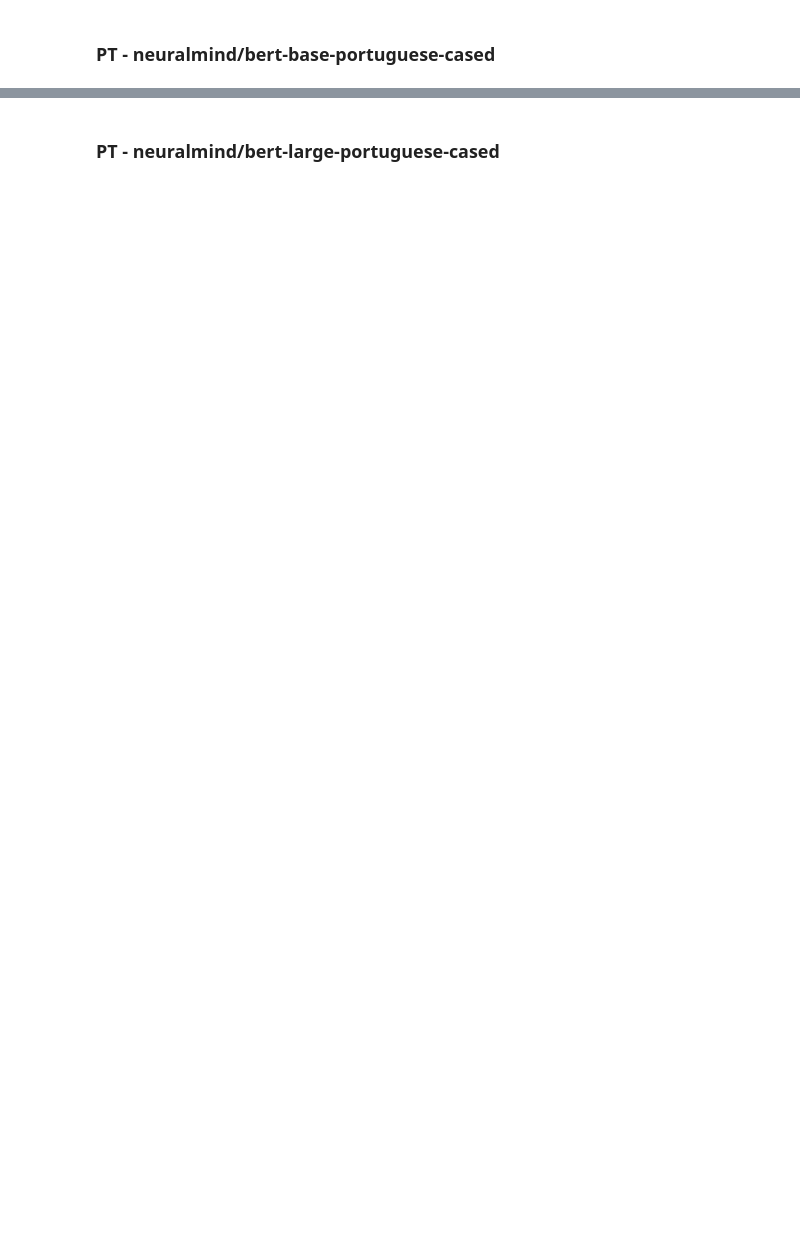
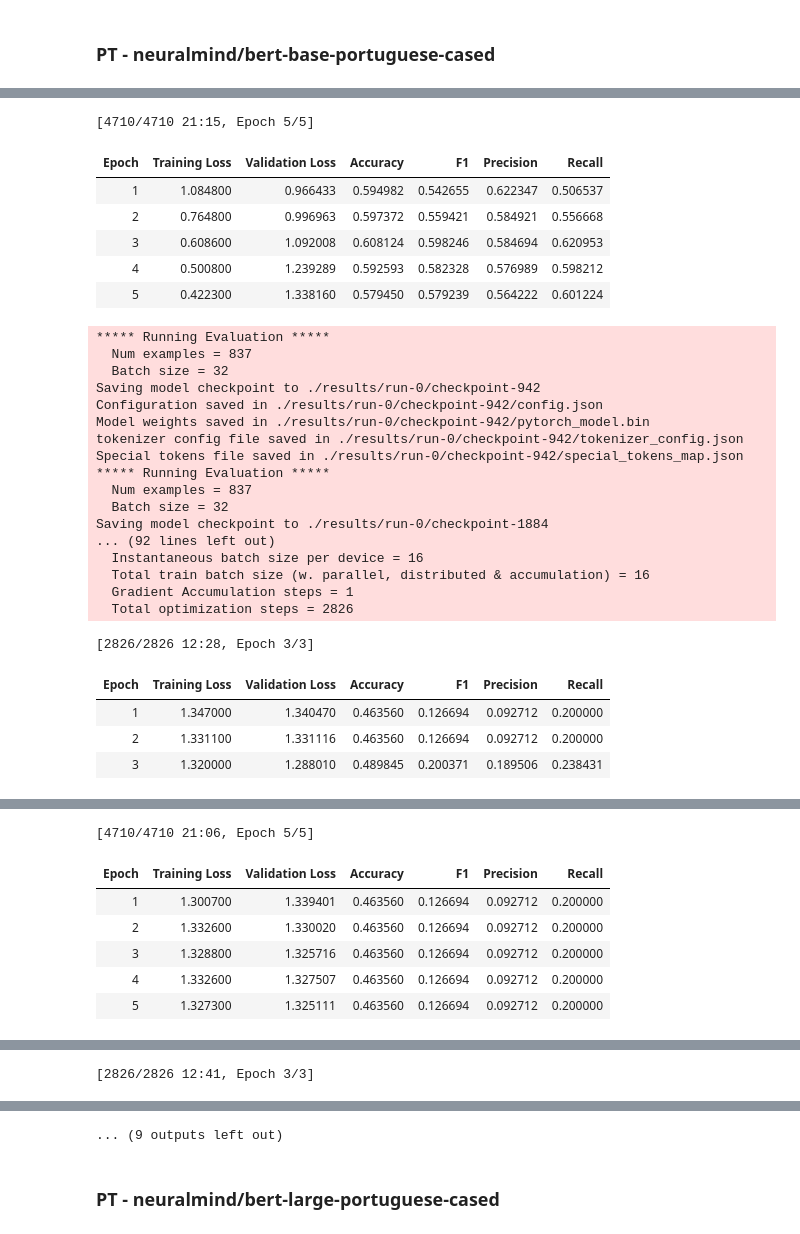
Before and after one commit to g-batalhao-a/PLN, a Jupyter notebook: Project/Assignment2/baseline.ipynb, the cells around one changed output, grey strips where cells are left out. Drawn from its saved outputs; the diff is of its cells as text; code cells hidden in the pictures; blank space fills up the shorter version.

Commit message:
Baseline with CustomTrainer and HyperTuning

```diff
--- a/Project/Assignment2/baseline.ipynb
+++ b/Project/Assignment2/baseline.ipynb
@@ -199,14 +249,37 @@ def get_trainer(model_, args_, dataset_, tokenizer_, data_collator_, compute_met
 # %%
-from transformers import DataCollatorWithPadding
-from IPython.display import display
+from torch import nn, tensor
 
-def train_model(model_name):
+class CustomTrainer(Trainer):
+    def compute_loss(self, model, inputs, return_outputs=False):
+        #inputs = inputs.to(device)
+        labels = inputs.get("labels")
+        # forward pass
+        outputs = model(**inputs)
+        logits = outputs.get("logits")
+        # compute custom loss (5 labels with different weight)
+        loss_fct = nn.CrossEntropyLoss(weight=tensor([0.41, 2.37, 1.15, 0.92, 5.01]))
+        loss_fct.cuda()
+        loss = loss_fct(logits.view(-1, self.model.config.num_labels), labels.view(-1))
+        return (loss, outputs) if return_outputs else loss
+
+def get_trainer_custom(model_, args_, dataset_, tokenizer_, data_collator_, compute_metrics_):
+    return CustomTrainer(
+        model=model_,
+        args=args_,
+        train_dataset=dataset_["train"],
+        eval_dataset=dataset_["validation"],
+        tokenizer=tokenizer_,
+        data_collator=data_collator_,
+        compute_metrics=compute_metrics_
+    )
+
+def train_model_custom(model_name):
   global tokenizer
   tokenizer = get_tokenizer(model_name)
   tokenized_dataset = get_tokenized_data(train_valid_test_dataset)
   model = get_model(model_name)
 
-  trainer = get_trainer(
+  trainer = get_trainer_custom(
     model,
     get_trainingArgs(),
     tokenized_dataset,
@@ -225,4 +298,4 @@ def train_model(model_name):
   display(trainer.predict(test_dataset=tokenized_dataset["test"]))
 
   # Save model for future use
-  trainer.save_model('/content/drive/Shareddrives/PLN/Assignment 2/models/baseline/' + model_name)
+  trainer.save_model('/content/drive/Shareddrives/PLN/Assignment 2/models/baseline/custom/' + model_name)
@@ -421,4 +749,4 @@ The following columns in the evaluation set don't have a corresponding argument
 # %% [markdown]
 ### PT - neuralmind/bert-base-portuguese-cased
 # %%
-train_model("neuralmind/bert-base-portuguese-cased")
+model_name = "neuralmind/bert-base-portuguese-cased"
@@ -509,0 +753,2 @@ The following columns in the evaluation set don't have a corresponding argument
+# %%
+train_model(model_name)
@@ -509,0 +863,2 @@ The following columns in the evaluation set don't have a corresponding argument
+# %%
+train_model_custom(model_name)
@@ -509,0 +946,3 @@ The following columns in the evaluation set don't have a corresponding argument
+# %%
+train_model_hyper(model_name)
+# %% [output]
@@ -509,0 +966,29 @@ The following columns in the evaluation set don't have a corresponding argument
+[4710/4710 21:15, Epoch 5/5]
+| Epoch | Training Loss | Validation Loss | Accuracy | F1 | Precision | Recall |
+| 1 | 1.084800 | 0.966433 | 0.594982 | 0.542655 | 0.622347 | 0.506537 |
+| 2 | 0.764800 | 0.996963 | 0.597372 | 0.559421 | 0.584921 | 0.556668 |
+| 3 | 0.608600 | 1.092008 | 0.608124 | 0.598246 | 0.584694 | 0.620953 |
+| 4 | 0.500800 | 1.239289 | 0.592593 | 0.582328 | 0.576989 | 0.598212 |
+| 5 | 0.422300 | 1.338160 | 0.579450 | 0.579239 | 0.564222 | 0.601224 |
+***** Running Evaluation *****
+  Num examples = 837
+  Batch size = 32
+Saving model checkpoint to ./results/run-0/checkpoint-942
+Configuration saved in ./results/run-0/checkpoint-942/config.json
+Model weights saved in ./results/run-0/checkpoint-942/pytorch_model.bin
+tokenizer config file saved in ./results/run-0/checkpoint-942/tokenizer_config.json
+Special tokens file saved in ./results/run-0/checkpoint-942/special_tokens_map.json
+***** Running Evaluation *****
+  Num examples = 837
+  Batch size = 32
+Saving model checkpoint to ./results/run-0/checkpoint-1884
+... (92 lines left out)
+  Instantaneous batch size per device = 16
+  Total train batch size (w. parallel, distributed & accumulation) = 16
+  Gradient Accumulation steps = 1
+  Total optimization steps = 2826
+[2826/2826 12:28, Epoch 3/3]
+| Epoch | Training Loss | Validation Loss | Accuracy | F1 | Precision | Recall |
+| 1 | 1.347000 | 1.340470 | 0.463560 | 0.126694 | 0.092712 | 0.200000 |
+| 2 | 1.331100 | 1.331116 | 0.463560 | 0.126694 | 0.092712 | 0.200000 |
+| 3 | 1.320000 | 1.288010 | 0.489845 | 0.200371 | 0.189506 | 0.238431 |
@@ -509,0 +1012,7 @@ The following columns in the evaluation set don't have a corresponding argument
+[4710/4710 21:06, Epoch 5/5]
+| Epoch | Training Loss | Validation Loss | Accuracy | F1 | Precision | Recall |
+| 1 | 1.300700 | 1.339401 | 0.463560 | 0.126694 | 0.092712 | 0.200000 |
+| 2 | 1.332600 | 1.330020 | 0.463560 | 0.126694 | 0.092712 | 0.200000 |
+| 3 | 1.328800 | 1.325716 | 0.463560 | 0.126694 | 0.092712 | 0.200000 |
+| 4 | 1.332600 | 1.327507 | 0.463560 | 0.126694 | 0.092712 | 0.200000 |
+| 5 | 1.327300 | 1.325111 | 0.463560 | 0.126694 | 0.092712 | 0.200000 |
@@ -509,0 +1036 @@ The following columns in the evaluation set don't have a corresponding argument
+[2826/2826 12:41, Epoch 3/3]
@@ -510,3 +1041,4 @@ The following columns in the evaluation set don't have a corresponding argument
+... (9 outputs left out)
 # %%
 !rm -rf ./results/
 # %% [markdown]
```
Also changed, not shown: parts of 47 cells of this notebook.
